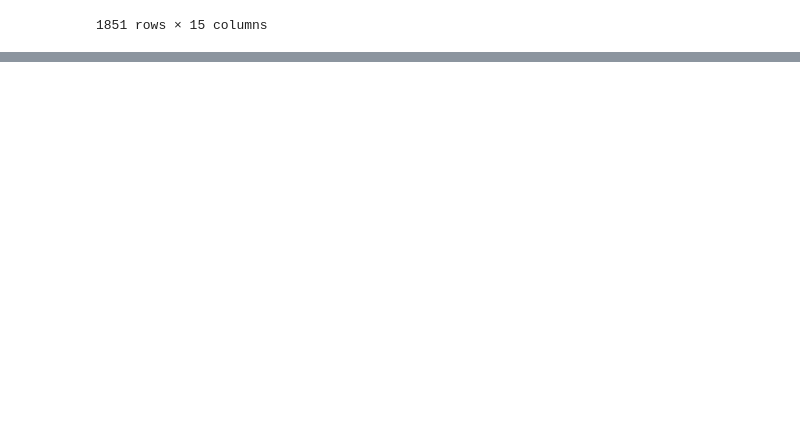
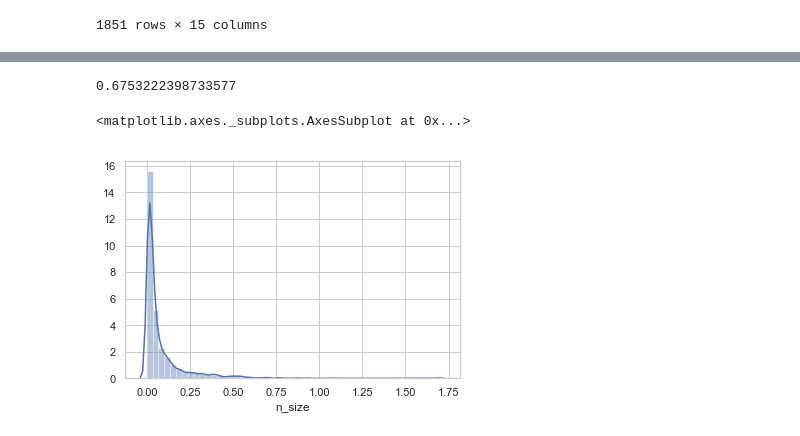
Before and after one commit to thomsu/College_Scorecard, a Jupyter notebook: Untitled.ipynb, the cells around one changed output, grey strips where cells are left out. Saved outputs shown, nothing was run; the diff lists cells and outputs as text; code cells hidden in the pictures; blank space fills up the shorter version.

```diff
--- a/Untitled.ipynb
+++ b/Untitled.ipynb
@@ -368,0 +413,3 @@ conn.commit()
+# %%
+df4['n_cost']=df4['cost'].apply(lambda x: (x - df['cost'].min())/df['cost'].max())
+df4.head()
@@ -368,0 +423,3 @@ conn.commit()
+# %%
+df4['n_m_hh_income']=df4['median_hh_income'].apply(lambda x: (x - df['median_hh_income'].min())/df['median_hh_income'].max())
+df4.head()
@@ -368,0 +433,4 @@ conn.commit()
+# %%
+df4pred=df4.iloc[:,2:]
+pd.plotting.scatter_matrix(df4pred, figsize=[15, 15])
+plt.show()
@@ -368,0 +462,2 @@ conn.commit()
+# %%
+df4pred.drop(['size', 'cost', 'median_hh_income'], inplace=True, axis=1)
@@ -368,0 +479,13 @@ conn.commit()
+# %%
+regression=LinearRegression()
+crossvalidation = KFold(n_splits=3, shuffle=True, random_state=1)
+
+baseline = np.mean(cross_val_score(regression, X, Y, scoring="r2", cv=crossvalidation))
+baseline
+# %% [output]
+0.6753222398733577
+# %%
+sns.distplot(df4pred['n_size'])
+# %% [output]
+<matplotlib.axes._subplots.AxesSubplot at 0x...>
+[figure, added]
```
Also changed, not shown: parts of 39 cells of this notebook.
